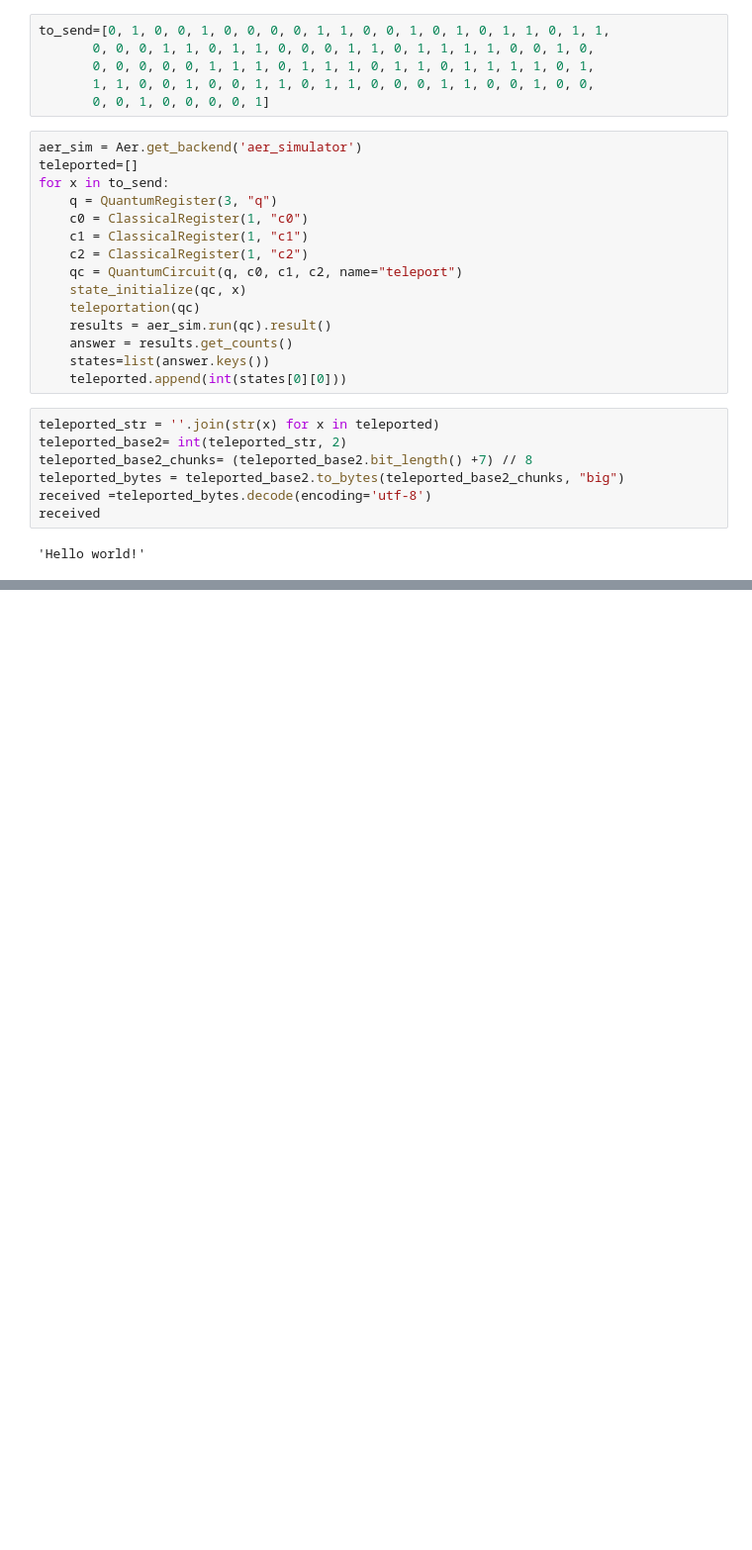
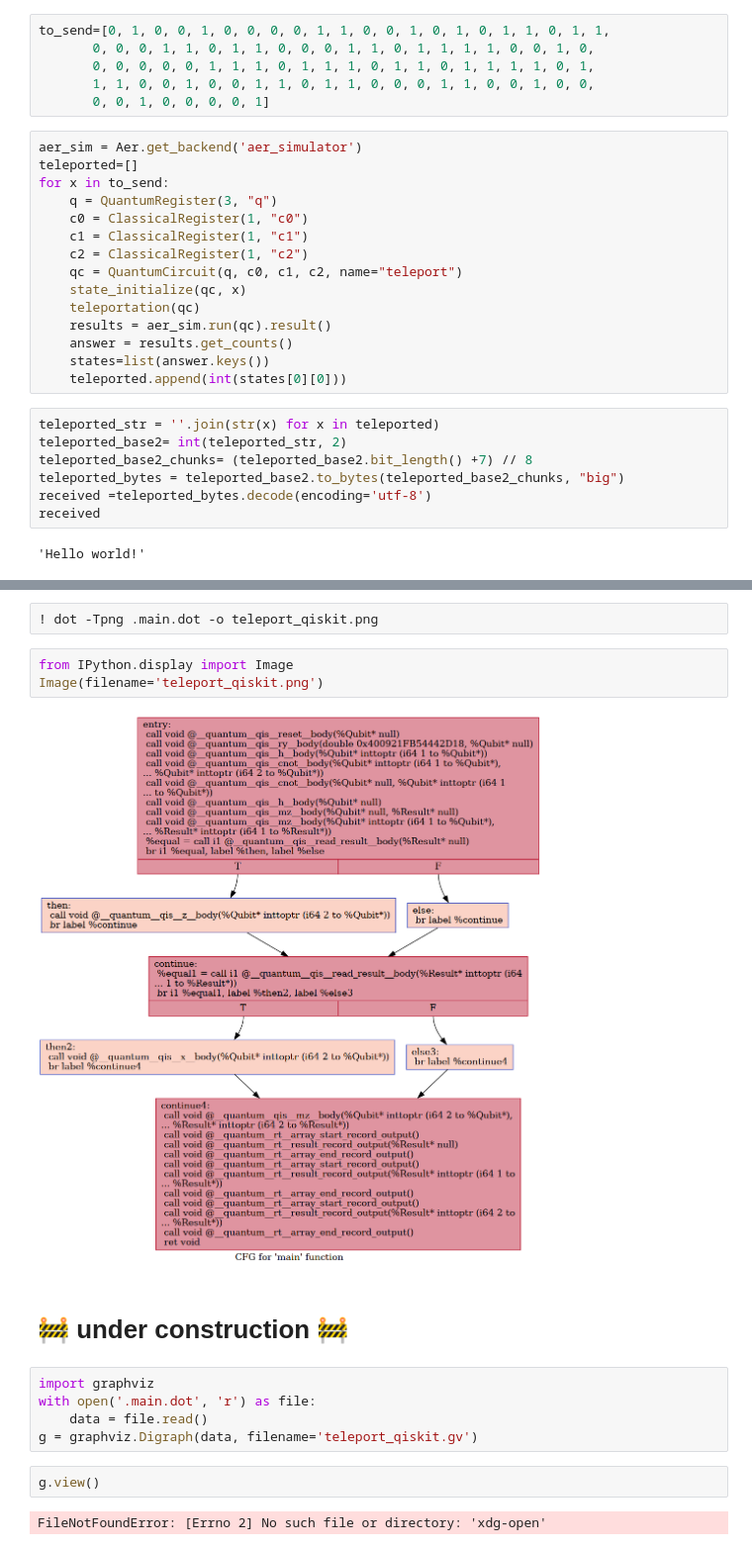
Before and after one commit to qir-alliance/qir-book, a Jupyter notebook: qir-book/tutorials/qir-emission/qiskit/qir-gen.ipynb, the cells around one changed output, grey strips where cells are left out. Shown: that part at 99% size. Saved outputs shown, nothing was run; the diff lists cells and outputs as text; blank space fills up the shorter version.

```diff
--- a/qir-book/tutorials/qir-emission/qiskit/qir-gen.ipynb
+++ b/qir-book/tutorials/qir-emission/qiskit/qir-gen.ipynb
@@ -62,0 +88,18 @@ qir
+# %%
+! dot -Tpng .main.dot -o teleport_qiskit.png
+# %%
+from IPython.display import Image
+Image(filename='teleport_qiskit.png')
+# %% [output]
+[figure, added]
+# %% [markdown]
+# 🚧 under construction 🚧 #
+# %%
+import graphviz
+with open('.main.dot', 'r') as file:
+    data = file.read()
+g = graphviz.Digraph(data, filename='teleport_qiskit.gv')
+# %%
+g.view()
+# %% [output]
+FileNotFoundError: [Errno 2] No such file or directory: 'xdg-open'
```
Also changed, not shown: parts of 4 cells of this notebook, 17 other files.
